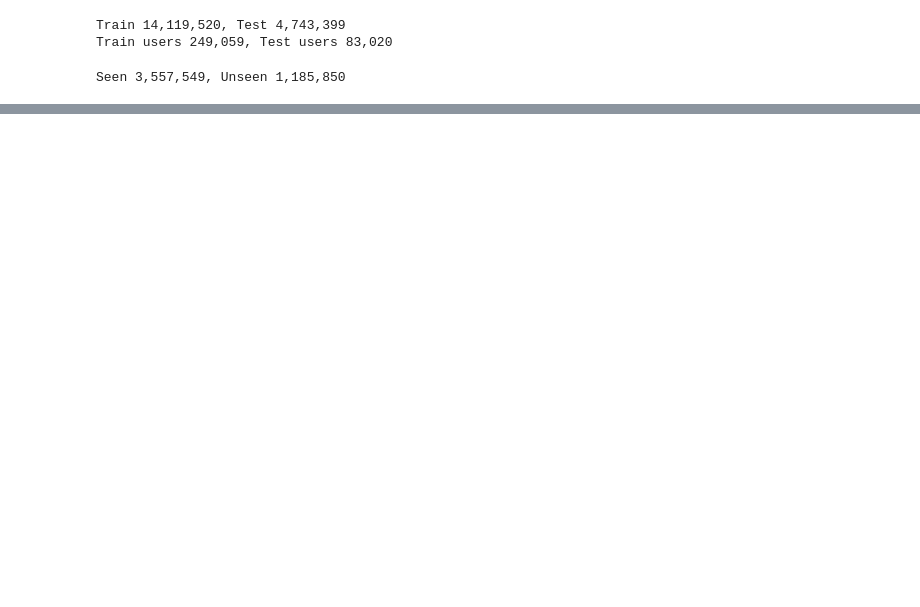
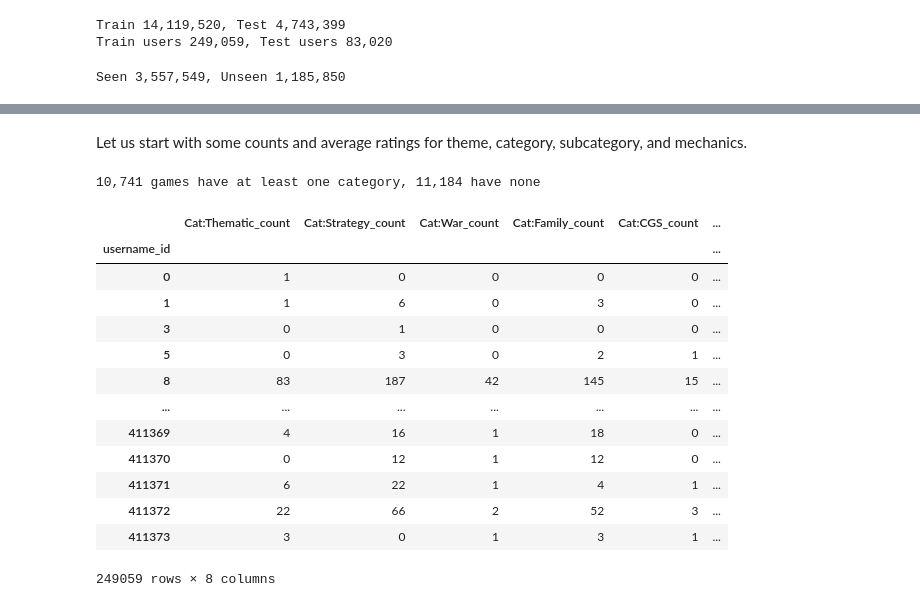
Before and after one commit to jmfb/csc6711-project5, a Jupyter notebook: Project5.ipynb, the cells around one changed output, grey strips where cells are left out. Drawn from its saved outputs; the diff is of its cells as text; code cells hidden in the pictures; blank space fills up the shorter version.

Commit message:
Starting to try som feature engineering.  Kind of missed with first attempt, but caught it sort-of early.

```diff
--- a/Project5.ipynb
+++ b/Project5.ipynb
@@ -355,0 +342,33 @@ Seen 3,557,549, Unseen 1,185,850
+# %% [markdown]
+Let us start with some counts and average ratings for theme, category, subcategory, and mechanics.
+# %%
+category_columns = [column for column in games_df.columns if column.startswith('Cat:')]
+no_category_filter = games_df[category_columns[0]] == 0
+for column in category_columns[1:]:
+    no_category_filter = no_category_filter & (games_df[column] == 0)
+no_category_count = games_df[no_category_filter].shape[0]
+has_category_count = games_df[~no_category_filter].shape[0]
+print(f"{has_category_count:,} games have at least one category, {no_category_count:,} have none")
+# %% [output]
+10,741 games have at least one category, 11,184 have none
+# %%
+category_counts_df = train_df\
+    .merge(games_df, on='BGGId')\
+    .groupby('username_id')\
+    .agg(**{ f"{column}_count": (column, 'sum') for column in category_columns })
+category_counts_df
+# %% [output]
+|  | Cat:Thematic_count | Cat:Strategy_count | Cat:War_count | Cat:Family_count | Cat:CGS_count | ... |
+| username_id |  |  |  |  |  | ... |
+| 0 | 1 | 0 | 0 | 0 | 0 | ... |
+| 1 | 1 | 6 | 0 | 3 | 0 | ... |
+| 3 | 0 | 1 | 0 | 0 | 0 | ... |
+| 5 | 0 | 3 | 0 | 2 | 1 | ... |
+| 8 | 83 | 187 | 42 | 145 | 15 | ... |
+| ... | ... | ... | ... | ... | ... | ... |
+| 411369 | 4 | 16 | 1 | 18 | 0 | ... |
+| 411370 | 0 | 12 | 1 | 12 | 0 | ... |
+| 411371 | 6 | 22 | 1 | 4 | 1 | ... |
+| 411372 | 22 | 66 | 2 | 52 | 3 | ... |
+| 411373 | 3 | 0 | 1 | 3 | 1 | ... |
+249059 rows × 8 columns
```
Also changed, not shown: parts of 5 cells of this notebook.
